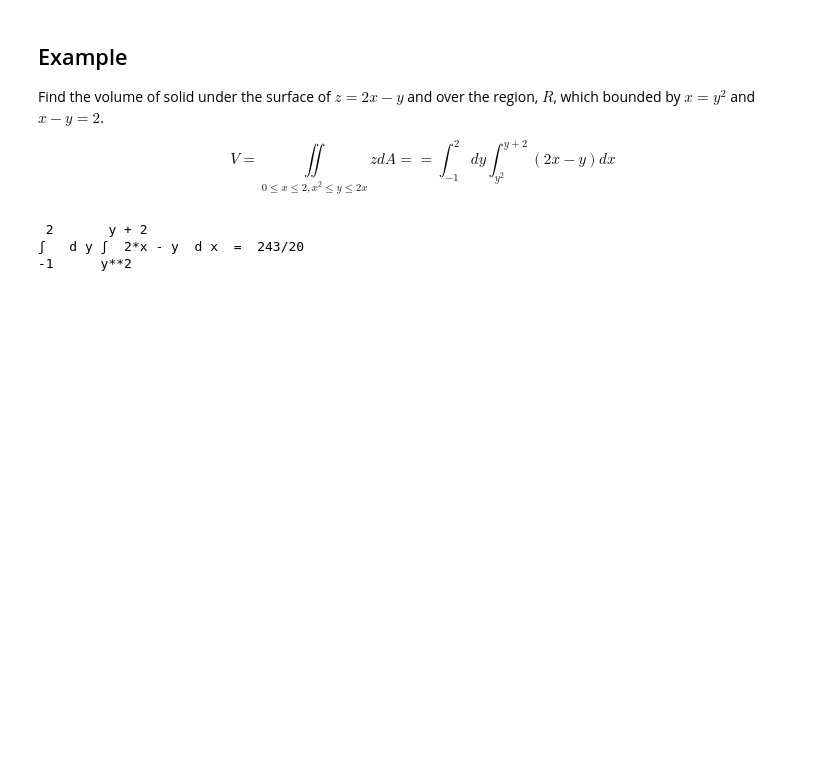
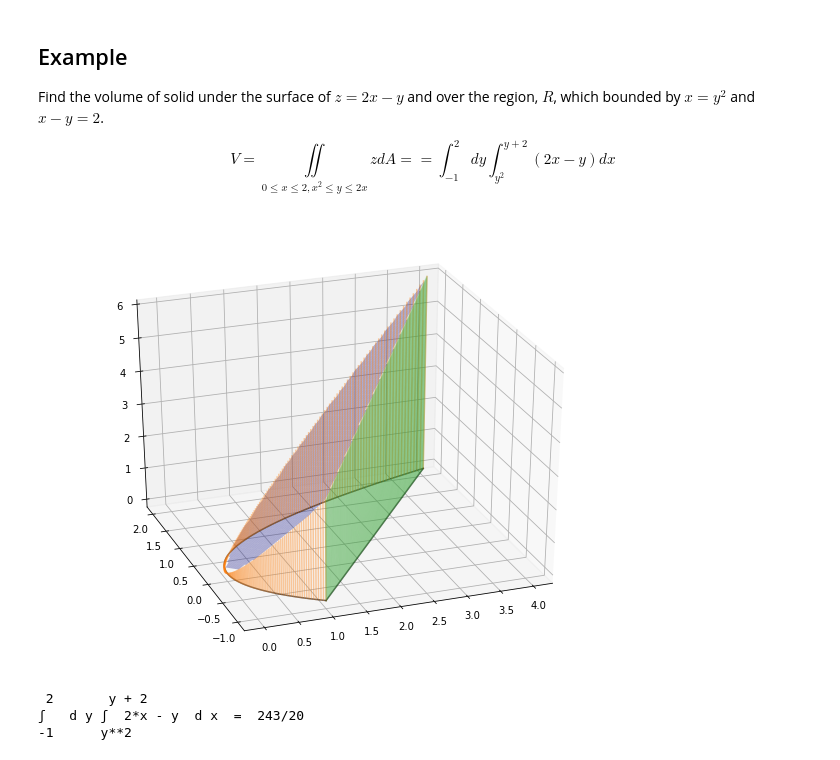
Before and after one commit to cchuang2009/2016-1, a Jupyter notebook: calculus/6 Multi-variable Calculus (Integration).ipynb, the cells around one changed output. Cells and saved outputs as stored; diff of their text form; code cells hidden in the pictures; blank space fills up the shorter version.

```diff
--- a/calculus/6 Multi-variable Calculus (Integration).ipynb
+++ b/calculus/6 Multi-variable Calculus (Integration).ipynb
@@ -340,6 +411,45 @@ Example
 Find the volume of solid under the surface of $z=2x-y$ and over the region, $R$, which bounded by $x=y^2$ and $x-y=2$.
 
 $$V=\underset{0\le x\le2,x^2\le y\le2x}{\iint} z d A==\int^2_{-1}dy\int^{y+2}_{y^2}(2x-y)dx$$
+# %%
+fig = plt.figure(figsize=(8,8))
+ax = Axes3D(fig)
+ax.set_aspect('equal','box')
+
+
+X0 = np.linspace(0, 4, 60)
+
+Y0 = np.linspace(-1, 2, 60)
+#Zs =  2*X1
+X,Y=np.meshgrid(X0,Y0)
+func= 2*X-Y
+base=0*X
+
+# surfsce of function
+R1=np.where(Y*Y<=X,func,np.nan)
+R=np.where(X<=Y+2,R1,np.nan)
+ax.plot_surface(X,Y, R, rstride=1, cstride=1, cmap=cm.jet,alpha=0.3)
+
+# boundary of base
+ax.plot(Y0**2,Y0,0*Y0,color="k",alpha=0.6)
+ax.plot(Y0+2,Y0,0*Y0,color="k",alpha=0.6)
+
+Y00=np.linspace(-1,2,200)
+
+# site surface
+for ys in Y00:
+    xs=ys**2
+    zs=np.linspace(0,2*xs-ys,10)
+    ax.plot(xs+0*zs,ys+0*zs,zs,color='C1',alpha=0.4)
+for ys in Y00:
+    xs=ys+2
+    zs=np.linspace(0,2*xs-ys,10)
+    ax.plot(xs+0*zs,ys+0*zs,zs,color='C2',alpha=0.2)
+
+
+ax.view_init(elev=30, azim=-110)
+# %% [output]
+[figure, added]
 # %%
 doubleInt3(2*x-y,[y,x],[-1,2],[y*y,y+2])
 # %% [output]
```
Also changed, not shown: parts of 98 cells of this notebook.
